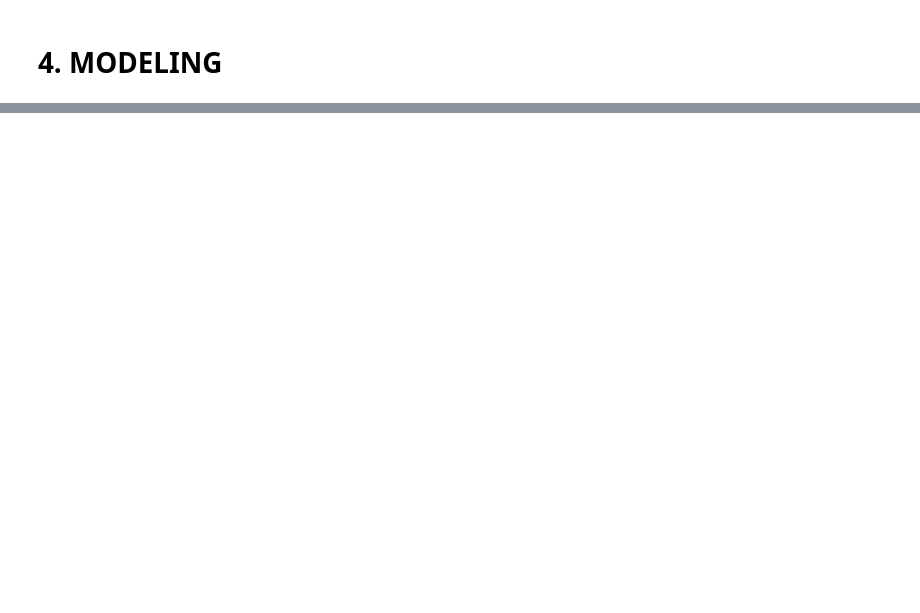
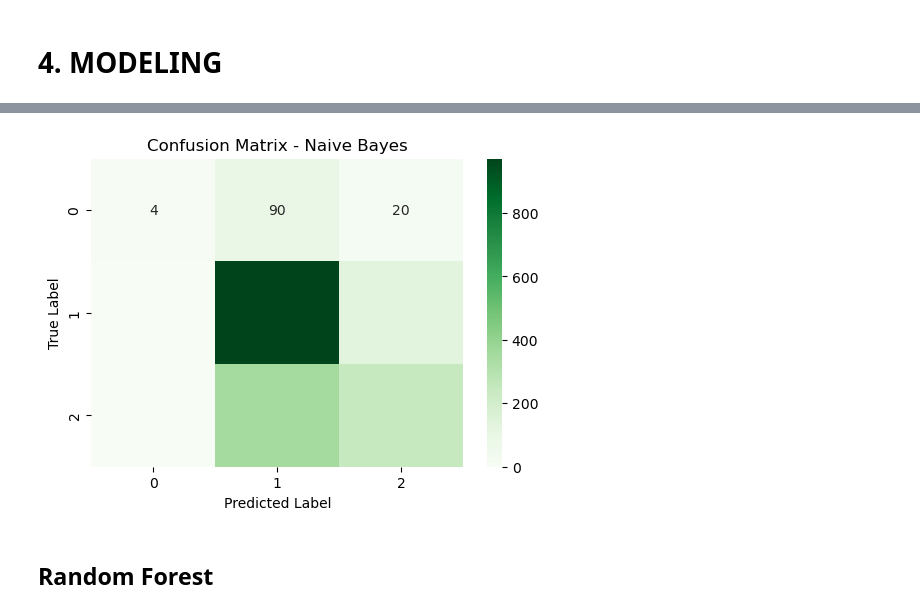
Before and after one commit to zippy345/Tweets_Group_8_project, a Jupyter notebook: NLP project.ipynb, the cells around one changed output, grey strips where cells are left out. Drawn from its saved outputs; the diff is of its cells as text; code cells hidden in the pictures; blank space fills up the shorter version.

```diff
--- a/NLP project.ipynb
+++ b/NLP project.ipynb
@@ -317,0 +391,4 @@ df['label'] = label_encoder.fit_transform(df['is_there_an_emotion_directed_at_a_
+# %%
+# Initialize and train model
+rf_model = RandomForestClassifier(n_estimators=200, random_state=42)
+rf_model.fit(X_train, y_train)
@@ -317,0 +402,4 @@ df['label'] = label_encoder.fit_transform(df['is_there_an_emotion_directed_at_a_
+# %%
+# Initialize and train model
+nb_model = MultinomialNB()
+nb_model.fit(X_train, y_train)
@@ -317,0 +408,3 @@ df['label'] = label_encoder.fit_transform(df['is_there_an_emotion_directed_at_a_
+# %%
+# Predict sentiments
+y_pred_nb = nb_model.predict(X_test)
@@ -317,0 +476,12 @@ df['label'] = label_encoder.fit_transform(df['is_there_an_emotion_directed_at_a_
+# %%
+# Plot confusion matrix
+plt.figure(figsize=(6,4))
+sns.heatmap(confusion_matrix(y_test, y_pred_nb), annot=True, fmt='d', cmap='Greens')
+plt.title("Confusion Matrix - Naive Bayes")
+plt.xlabel("Predicted Label")
+plt.ylabel("True Label")
+plt.show()
+# %% [output]
+[figure, added]
+# %% [markdown]
+## Random Forest
```
Also changed, not shown: parts of 59 cells of this notebook.
